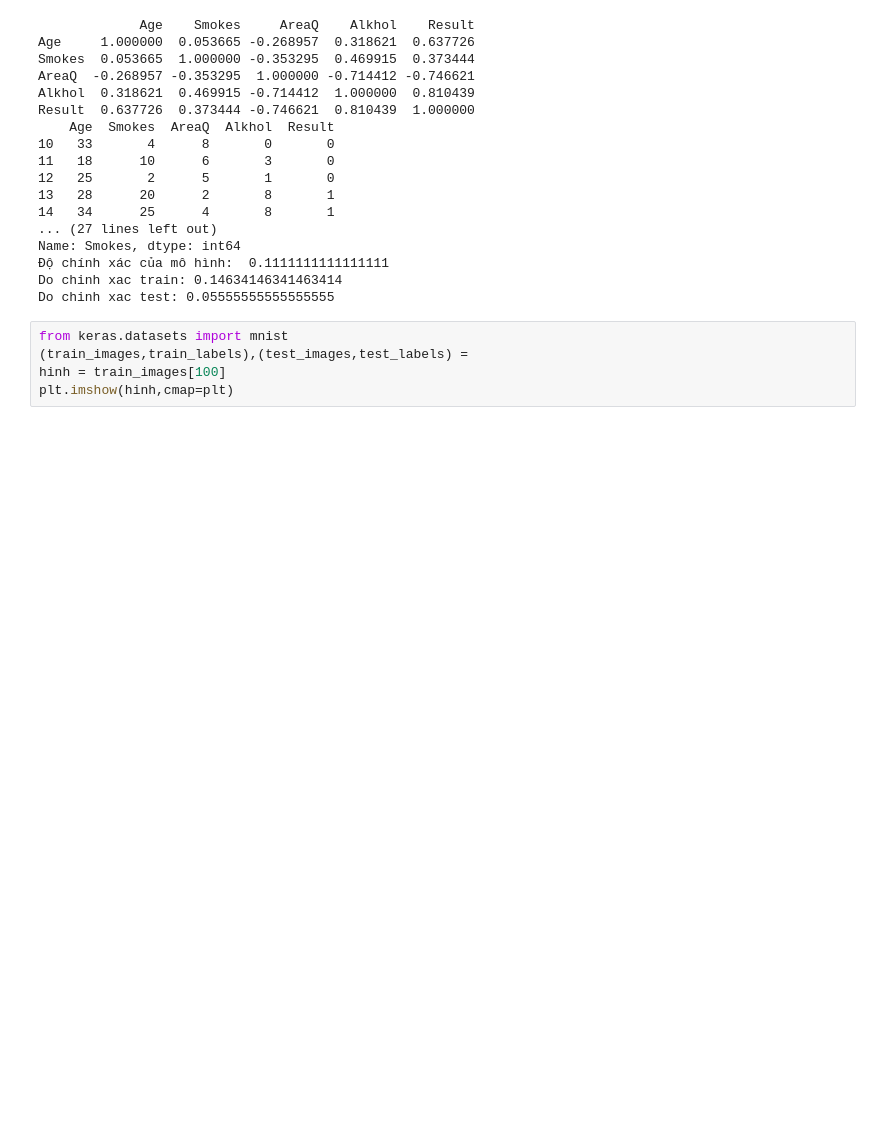
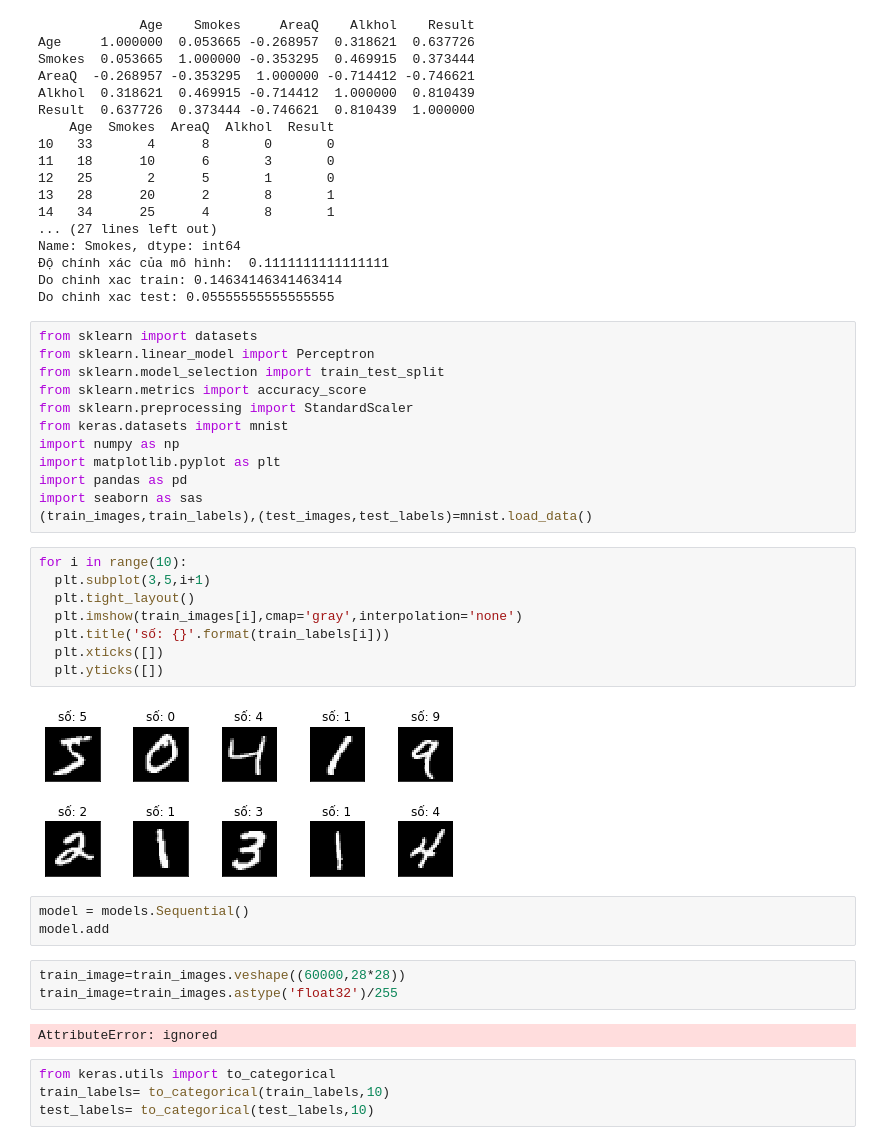
Before and after one commit to NguyenthanhTung14/Nguy-nThanhT-ng, a Jupyter notebook: ngay27_3.ipynb, the cells around one changed output. Drawn from its saved outputs; the diff is of its cells as text; blank space fills up the shorter version.

```diff
--- a/ngay27_3.ipynb
+++ b/ngay27_3.ipynb
@@ -169,8 +169,37 @@ Name: Smokes, dtype: int64
 Độ chính xác của mô hình:  0.1111111111111111
 Do chinh xac train: 0.14634146341463414
 Do chinh xac test: 0.05555555555555555
-# %%
-from keras.datasets import mnist
-(train_images,train_labels),(test_images,test_labels) =
-hinh = train_images[100]
-plt.imshow(hinh,cmap=plt)
+# %%
+from sklearn import datasets
+from sklearn.linear_model import Perceptron
+from sklearn.model_selection import train_test_split
+from sklearn.metrics import accuracy_score
+from sklearn.preprocessing import StandardScaler
+from keras.datasets import mnist
+import numpy as np
+import matplotlib.pyplot as plt
+import pandas as pd
+import seaborn as sas
+(train_images,train_labels),(test_images,test_labels)=mnist.load_data()
+# %%
+for i in range(10):
+  plt.subplot(3,5,i+1)
+  plt.tight_layout()
+  plt.imshow(train_images[i],cmap='gray',interpolation='none')
+  plt.title('số: {}'.format(train_labels[i]))
+  plt.xticks([])
+  plt.yticks([])
+# %% [output]
+[figure, added]
+# %%
+model = models.Sequential()
+model.add
+# %%
+train_image=train_images.veshape((60000,28*28))
+train_image=train_images.astype('float32')/255
+# %% [output]
+AttributeError: ignored
+# %%
+from keras.utils import to_categorical
+train_labels= to_categorical(train_labels,10)
+test_labels= to_categorical(test_labels,10)
```
Also changed, not shown: parts of 2 cells of this notebook.
